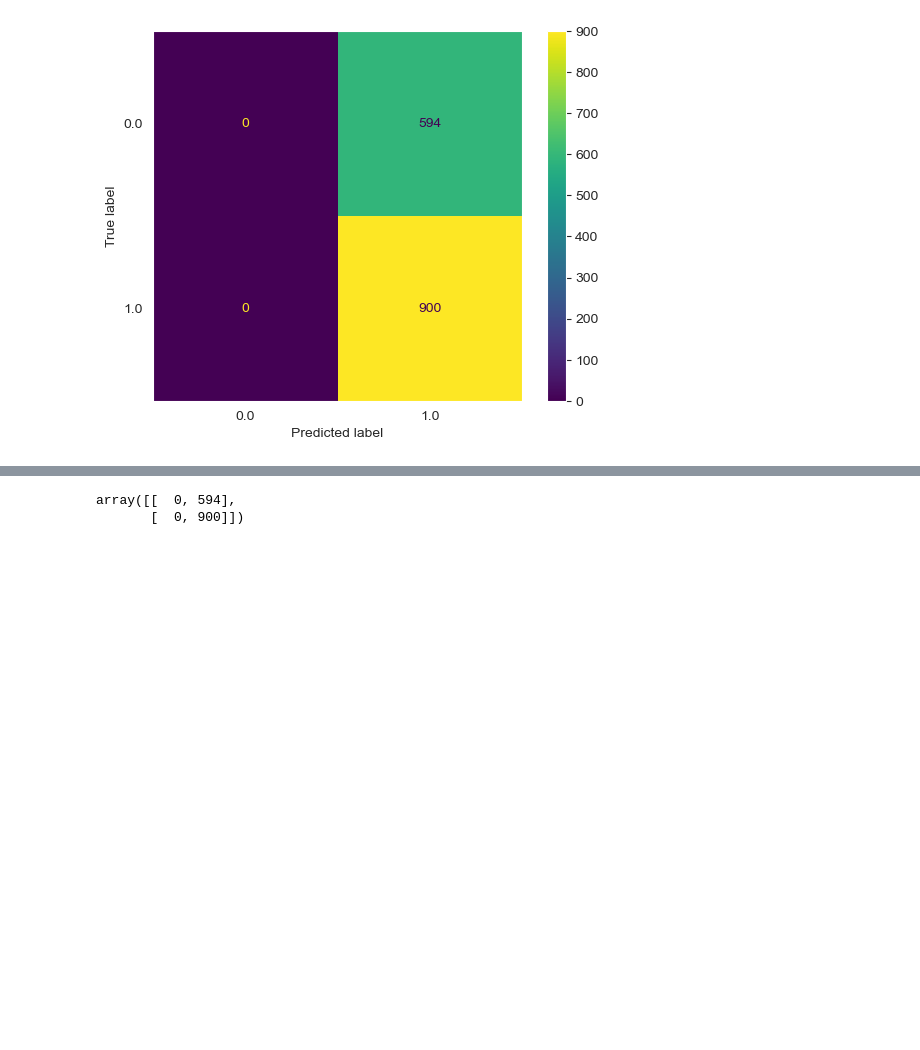
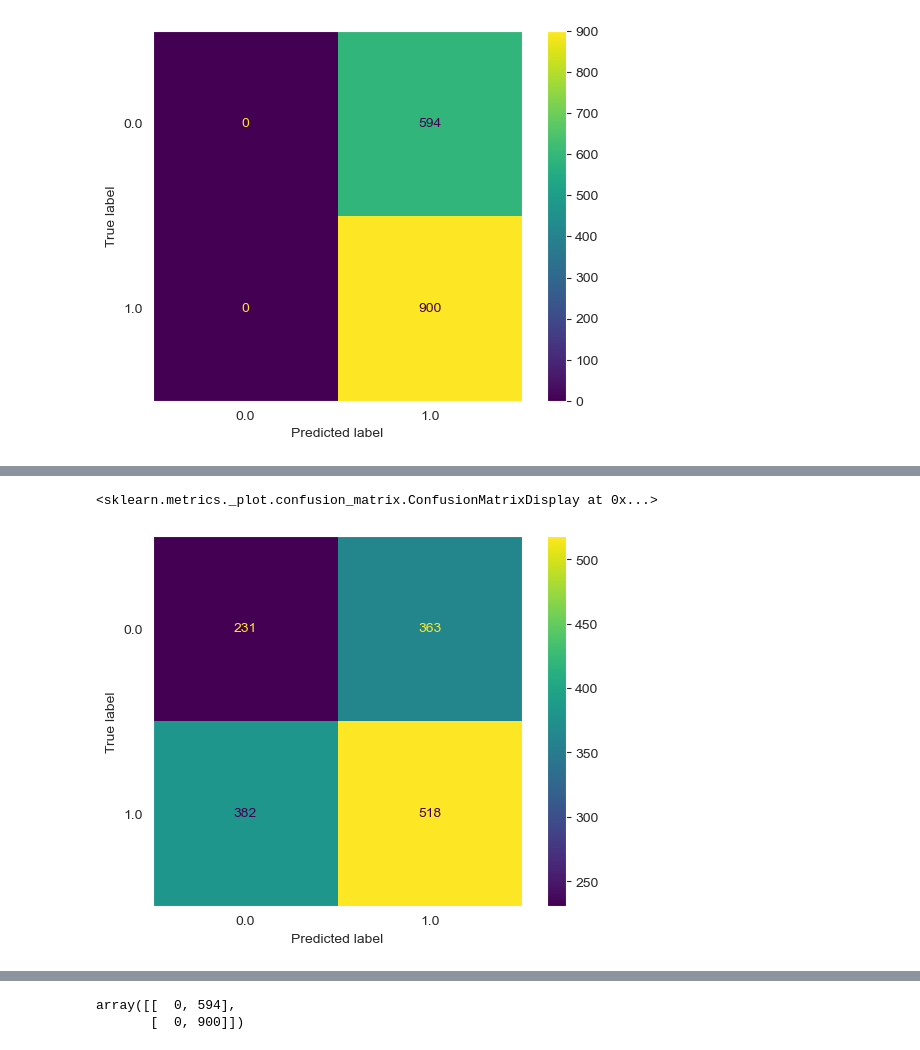
Before and after one commit to dvdhartsman/Stock_Market_Analysis, a Jupyter notebook: 2_SPDR_ETFs.ipynb, the cells around one changed output, grey strips where cells are left out. Drawn from its saved outputs; the diff is of its cells as text; code cells hidden in the pictures; blank space fills up the shorter version.

Commit message:
Fixed Confusion Matrix

```diff
--- a/2_SPDR_ETFs.ipynb
+++ b/2_SPDR_ETFs.ipynb
@@ -415,7 +246,7 @@ def select_data(df, time_horizon:str):
 # %%
 # preparing for our first batch of models, we will proceed index by index and from time horizons low to high
 
-select_data(materials_df, "One")
+X_train, X_test, y_train, y_test = select_data(materials_df, "One")
 
 dummy = DummyClassifier(strategy="most_frequent")
 dummy.fit(X_train, y_train)
@@ -460,0 +289,2 @@ NameError: name 'sns' is not defined
+# %%
+Log_Reg2 = Model("THRESH", lr, X_train, X_test, y_train, y_test, threshold=.6)
@@ -460,0 +294,5 @@ NameError: name 'sns' is not defined
+# %%
+ConfusionMatrixDisplay.from_predictions(y_test, Log_Reg2.y_pred)
+# %% [output]
+<sklearn.metrics._plot.confusion_matrix.ConfusionMatrixDisplay at 0x...>
+[figure, added]
```
Also changed, not shown: parts of 11 cells of this notebook, 1 other file.
